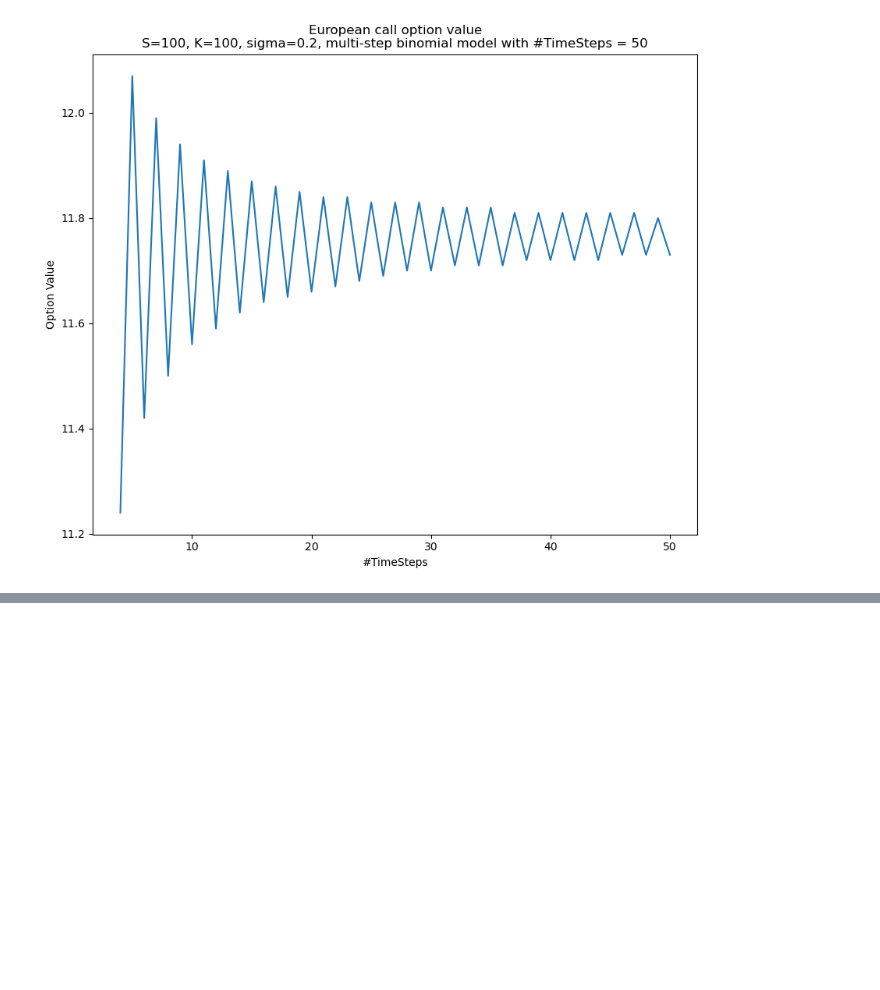
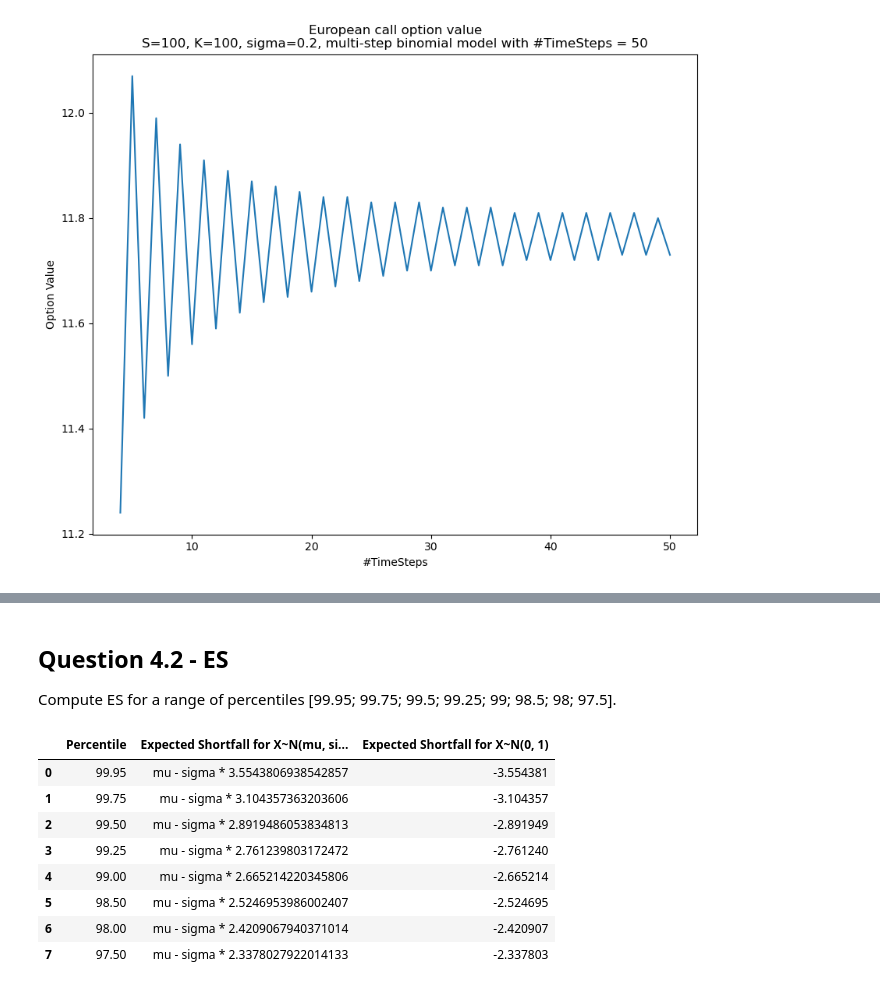
Before and after one commit to heidi123123/cqf, a Jupyter notebook: Exams/Exam1.ipynb, the cells around one changed output, grey strips where cells are left out. Drawn from its saved outputs; the diff is of its cells as text; code cells hidden in the pictures; blank space fills up the shorter version.

```diff
--- a/Exams/Exam1.ipynb
+++ b/Exams/Exam1.ipynb
@@ -387,0 +405,43 @@ plt.show()
+# %% [markdown]
+## Question 4.2 - ES
+
+Compute ES for a range of percentiles [99.95; 99.75; 99.5; 99.25; 99; 98.5; 98; 97.5].
+# %%
+import pandas as pd
+from scipy.stats import norm
+
+percentiles = [99.95, 99.75, 99.5, 99.25, 99, 98.5, 98, 97.5]
+es_normal = []
+es_std_normal = []
+
+
+def get_factor_for_es(alpha):
+    return norm.pdf(norm.ppf(1 - alpha)) / (1 - alpha)
+
+
+def get_es(alpha, mu, sigma):
+    # calculates Expected Shortfall for confidence level alpha for a r.v. X~N(mu, sigma^2)
+    return mu - sigma * get_factor_for_es(alpha)
+
+
+for percentile in percentiles:
+    es_normal.append(f"mu - sigma * {get_factor_for_es(percentile / 100)}")
+    es_std_normal.append(get_es(percentile / 100, 0, 1))
+
+df = pd.DataFrame({
+    'Percentile': percentiles,
+    'Expected Shortfall for X~N(mu, sigma^2)': es_normal,
+    'Expected Shortfall for X~N(0, 1)': es_std_normal
+})
+
+df
+# %% [output]
+|  | Percentile | Expected Shortfall for X~N(mu, si... | Expected Shortfall for X~N(0, 1) |
+| 0 | 99.95 | mu - sigma * 3.5543806938542857 | -3.554381 |
+| 1 | 99.75 | mu - sigma * 3.104357363203606 | -3.104357 |
+| 2 | 99.50 | mu - sigma * 2.8919486053834813 | -2.891949 |
+| 3 | 99.25 | mu - sigma * 2.761239803172472 | -2.761240 |
+| 4 | 99.00 | mu - sigma * 2.665214220345806 | -2.665214 |
+| 5 | 98.50 | mu - sigma * 2.5246953986002407 | -2.524695 |
+| 6 | 98.00 | mu - sigma * 2.4209067940371014 | -2.420907 |
+| 7 | 97.50 | mu - sigma * 2.3378027922014133 | -2.337803 |
```
Also changed, not shown: parts of 11 cells of this notebook, 1 other file.
